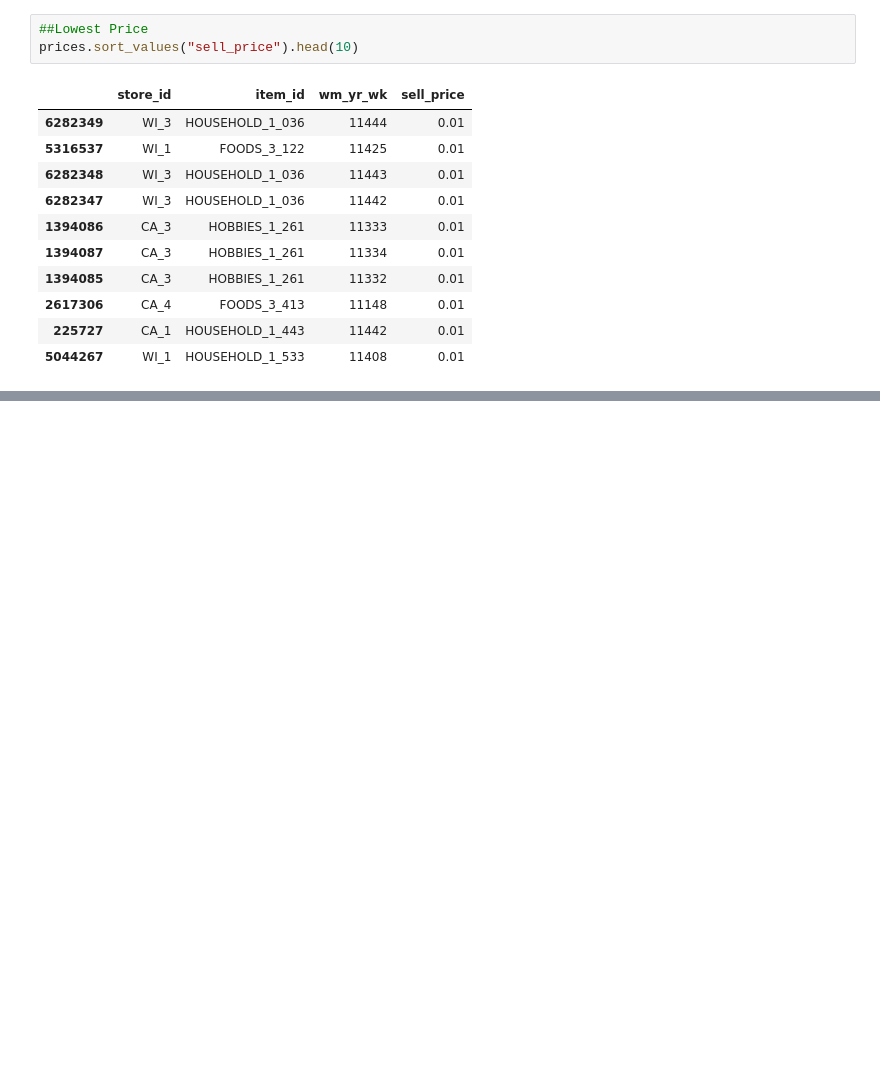
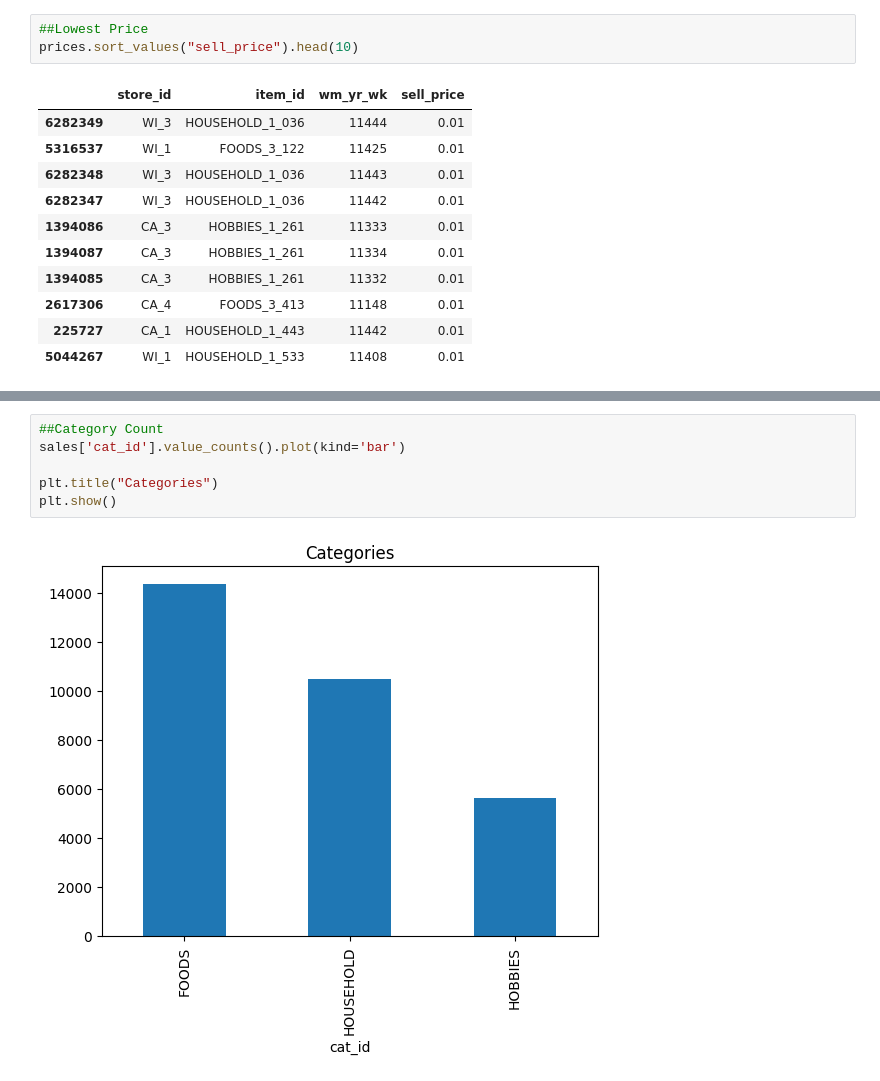
Before and after one commit to bhosalenikita258-coder/Retail_Demand_Forecasting, a Jupyter notebook: Retail_Demand_Forecasting.ipynb, the cells around one changed output, grey strips where cells are left out. Cells and saved outputs as stored; diff of their text form; blank space fills up the shorter version.

```diff
--- a/Retail_Demand_Forecasting.ipynb
+++ b/Retail_Demand_Forecasting.ipynb
@@ -282,0 +291,8 @@ prices.sort_values("sell_price").head(10)
+# %%
+##Category Count
+sales['cat_id'].value_counts().plot(kind='bar')
+
+plt.title("Categories")
+plt.show()
+# %% [output]
+[figure, added]
```
Also changed, not shown: parts of 1 cell of this notebook.
